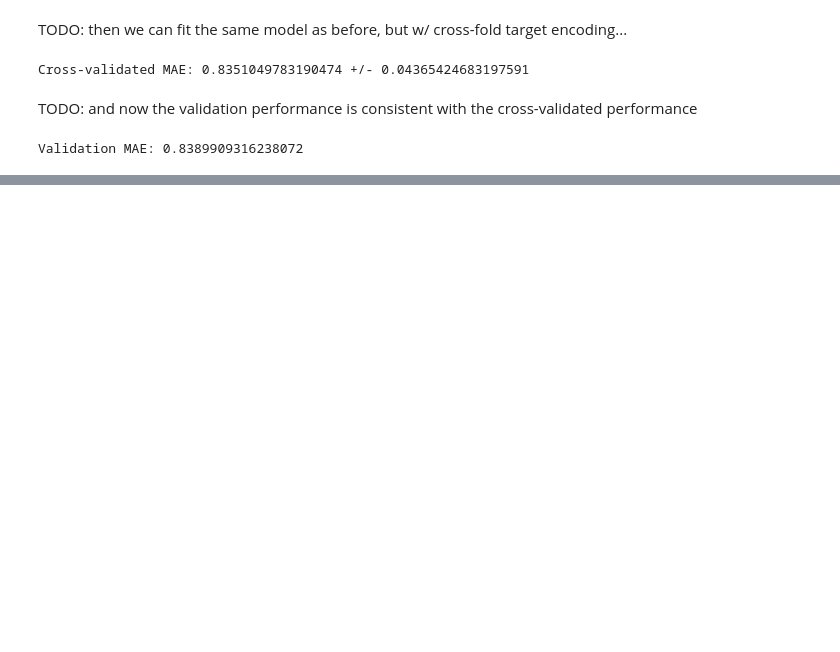
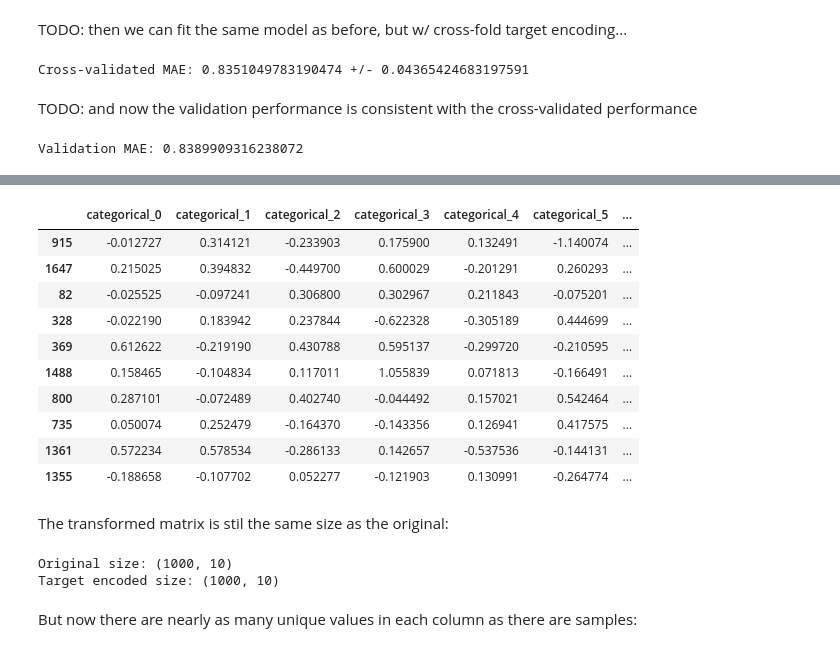
Before and after one commit to brendanhasz/target-encoding, a Jupyter notebook: Target_Encoding.ipynb, the cells around one changed output, grey strips where cells are left out. Cells and saved outputs as stored; diff of their text form; code cells hidden in the pictures; blank space fills up the shorter version.

```diff
--- a/Target_Encoding.ipynb
+++ b/Target_Encoding.ipynb
@@ -578,7 +576,7 @@ model_oh = Pipeline([
     ('encoder', OneHotEncoder()),
     ('scaler', StandardScaler()),
     ('imputer', SimpleImputer(strategy='mean')),
-    ('regressor', Regressor)
+    ('regressor', BayesianRidge())
 ])
 
 # Cross-validated MAE
@@ -743,7 +760,7 @@ model_te = Pipeline([
     ('encoder', TargetEncoder()),
     ('scaler', StandardScaler()),
     ('imputer', SimpleImputer(strategy='mean')),
-    ('regressor', Regressor)
+    ('regressor', BayesianRidge())
 ])
 
 # Cross-validated MAE
@@ -918,15 +960,15 @@ dtype: int64
 TODO: then we can fit the same model as before, but w/ cross-fold target encoding...
 # %%
 # Regression model
-model_tecv = Pipeline([
+model_te_cv = Pipeline([
     ('encoder', TargetEncoderCV()),
     ('scaler', StandardScaler()),
     ('imputer', SimpleImputer(strategy='mean')),
-    ('regressor', Regressor)
+    ('regressor', BayesianRidge())
 ])
 
 # Cross-validated MAE
-scores = cross_val_score(model_tecv, X_train, y_train,
+scores = cross_val_score(model_te_cv, X_train, y_train,
                          cv=3, scoring=mae_scorer)
 print('Cross-validated MAE:', scores.mean(), '+/-', scores.std())
 # %% [output]
@@ -935,8 +977,8 @@ Cross-validated MAE: 0.8351049783190474 +/- 0.04365424683197591
 TODO: and now the validation performance is consistent with the cross-validated performance
 # %%
 # MAE on test data
-model_tecv.fit(X_train, y_train)
-y_pred = model_tecv.predict(X_test)
+model_te_cv.fit(X_train, y_train)
+y_pred = model_te_cv.predict(X_test)
 test_mae = mean_absolute_error(y_test, y_pred)
 print('Validation MAE:', test_mae)
 # %% [output]
@@ -949,0 +1103,28 @@ TODO: but if you have a very small number of categories, you may be better off u
+# %%
+# Cross-fold Target encode the categorical data
+te = TargetEncoderLOO()
+X_target_encoded_loo = te.fit_transform(X_train, y_train)
+X_target_encoded_loo.sample(10)
+# %% [output]
+|  | categorical_0 | categorical_1 | categorical_2 | categorical_3 | categorical_4 | categorical_5 | ... |
+| 915 | -0.012727 | 0.314121 | -0.233903 | 0.175900 | 0.132491 | -1.140074 | ... |
+| 1647 | 0.215025 | 0.394832 | -0.449700 | 0.600029 | -0.201291 | 0.260293 | ... |
+| 82 | -0.025525 | -0.097241 | 0.306800 | 0.302967 | 0.211843 | -0.075201 | ... |
+| 328 | -0.022190 | 0.183942 | 0.237844 | -0.622328 | -0.305189 | 0.444699 | ... |
+| 369 | 0.612622 | -0.219190 | 0.430788 | 0.595137 | -0.299720 | -0.210595 | ... |
+| 1488 | 0.158465 | -0.104834 | 0.117011 | 1.055839 | 0.071813 | -0.166491 | ... |
+| 800 | 0.287101 | -0.072489 | 0.402740 | -0.044492 | 0.157021 | 0.542464 | ... |
+| 735 | 0.050074 | 0.252479 | -0.164370 | -0.143356 | 0.126941 | 0.417575 | ... |
+| 1361 | 0.572234 | 0.578534 | -0.286133 | 0.142657 | -0.537536 | -0.144131 | ... |
+| 1355 | -0.188658 | -0.107702 | 0.052277 | -0.121903 | 0.130991 | -0.264774 | ... |
+# %% [markdown]
+The transformed matrix is stil the same size as the original:
+# %%
+# Compare sizes
+print('Original size:', X_train.shape)
+print('Target encoded size:', X_target_encoded_loo.shape)
+# %% [output]
+Original size: (1000, 10)
+Target encoded size: (1000, 10)
+# %% [markdown]
+But now there are nearly as many unique values in each column as there are samples:
```
Also changed, not shown: parts of 54 cells of this notebook.
